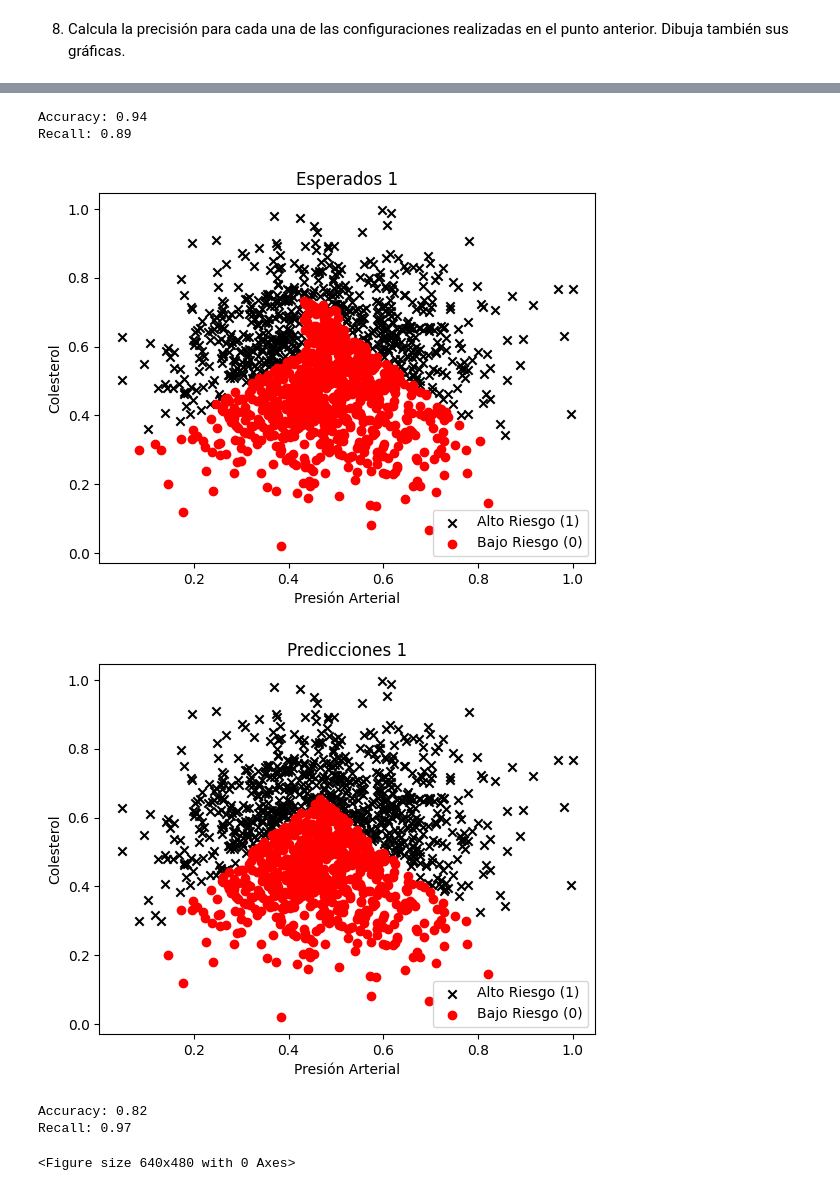
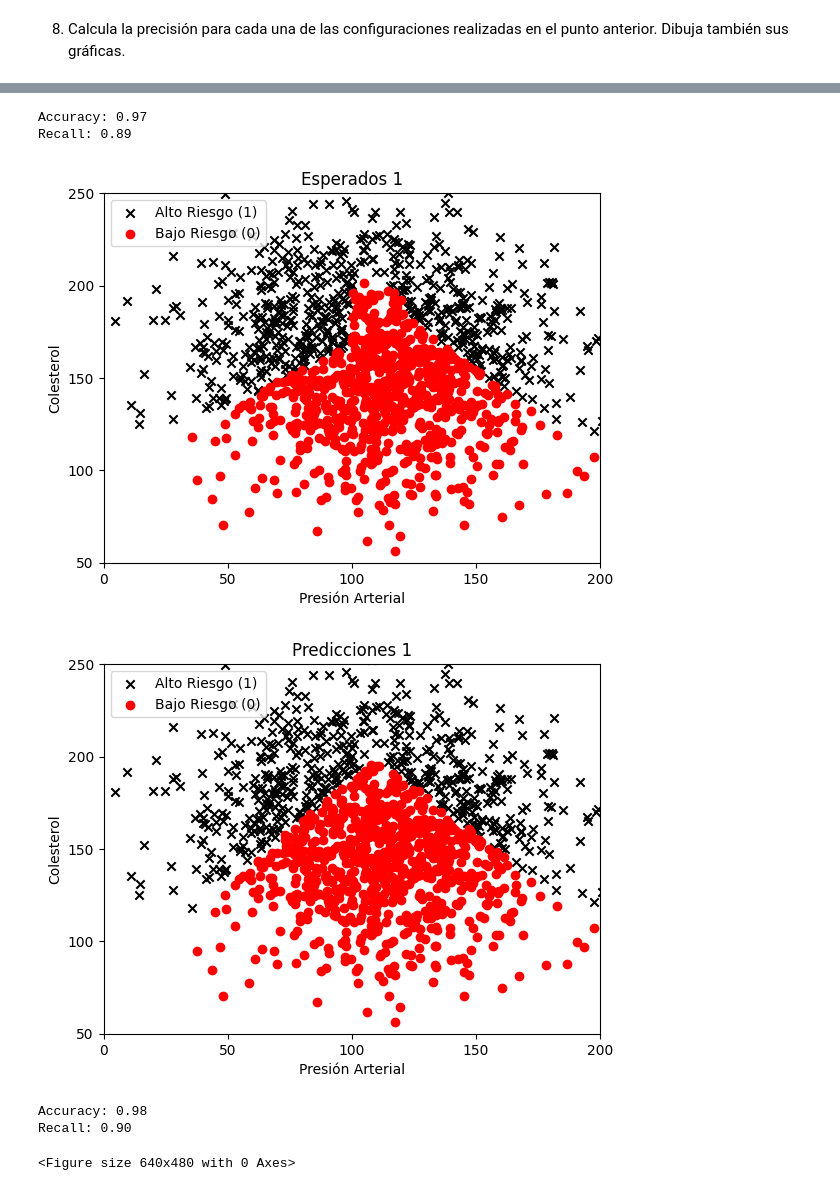
Before and after one commit to sevillaa/AABD, a Jupyter notebook: P3_Redes_Neuronales_y_Deep_Learning/P3-A-Perceptron_Multicapa.ipynb, the cells around one changed output, grey strips where cells are left out. Saved outputs shown, nothing was run; the diff lists cells and outputs as text; code cells hidden in the pictures.

```diff
--- a/P3_Redes_Neuronales_y_Deep_Learning/P3-A-Perceptron_Multicapa.ipynb
+++ b/P3_Redes_Neuronales_y_Deep_Learning/P3-A-Perceptron_Multicapa.ipynb
@@ -22,9 +21,23 @@ resultados en una gráfica, utilizando diferentes dibujos para cada punto.
 # %%
-def plot_data(x1, x2, y, label1, label2, title) :
+def plot_data(x1, x2, y, label1, label2, title) -> None:
+    """ Realizamos dos dispersiones de puntos en función de la clase a la que pertenecen los datos, partiendo de las variables x1 y x2.
+
+    Args:
+        x1 (array_like): variable independiente 1
+        x2 (array_like): variable independiente 2
+        y (array_like): variable dependiente (clase)
+        label1 (str): nombre de la variable independiente 1
+        label2 (str): nombre de la variable independiente 2
+        title (str): título del gráfico
+    """
     plt.scatter(x1[y == 1], x2[y == 1], c='black', marker='x', label='Alto Riesgo (1)',)
     plt.scatter(x1[y == 0], x2[y == 0], c='red', marker='o', label='Bajo Riesgo (0)')
     plt.xlabel(label1)
     plt.ylabel(label2)
+    plt.xticks(np.arange(0, 250, 50))
+    plt.yticks(np.arange(50, 300, 50))
+    plt.xlim(0, 200)
+    plt.ylim(50, 250)
     plt.title(title)
     plt.legend(["Alto Riesgo (1)", "Bajo Riesgo (0)"])
 # %%
@@ -107,17 +206,17 @@ dataset. Se deben probar al menos dos configuraciones distintas.
 # %%
 modelos = []
 muestras = []
-layer = [(100,10), (70, 30)]
+layer = [(90,10), (70, 30)]
 alphas :np.ndarray = [0.001, 0.25]
 learning_rate :np.ndarray = [0.1, 0.25]
 testSizes : np.ndarray = [0.33, 0.45]
 
 for i in range(2) :
-    xTr, xTs, yTr, yTs = train_test_split(scaled_x, y, test_size=testSizes[i])
+    xTr, xTs, yTr, yTs = train_test_split(x, y, test_size=testSizes[i])
     muestras.append((xTr, xTs, yTr, yTs))
 
     mlp = MLPClassifier(layer[i], alpha=alphas[i], learning_rate_init=learning_rate[i], max_iter=5000)
-    mlp.fit(xTr, yTr)
+    mlp.fit(scaler.transform(xTr), yTr)
 
     modelos.append(mlp)
 # %% [markdown]
@@ -127,7 +226,7 @@ Dibuja también sus gráficas.
 for i in range(len(modelos)) :
     (xTr, xTs, yTr, yTs) = muestras[i]
 
-    prediccion = modelos[i].predict(xTs)
+    prediccion = modelos[i].predict(scaler.transform(xTs))
 
     plot_data(xTs[:, 0], xTs[:, 1], yTs, "Presión Arterial", "Colesterol", f"Esperados {i}")
     plt.show()
@@ -148,8 +247,8 @@ for i in range(len(modelos)) :
-Accuracy: 0.94
+Accuracy: 0.97
 Recall: 0.89
-[figure, old version]
+[figure, new version]
-[figure, old version]
+[figure, new version]
-Accuracy: 0.82
-Recall: 0.97
+Accuracy: 0.98
+Recall: 0.90
 <Figure size 640x480 with 0 Axes>
 # %% [markdown]
```
Also changed, not shown: parts of 25 cells of this notebook.
